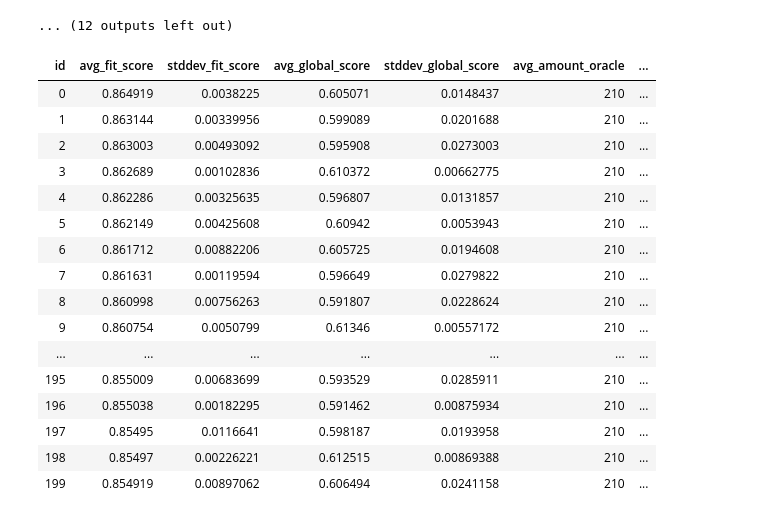
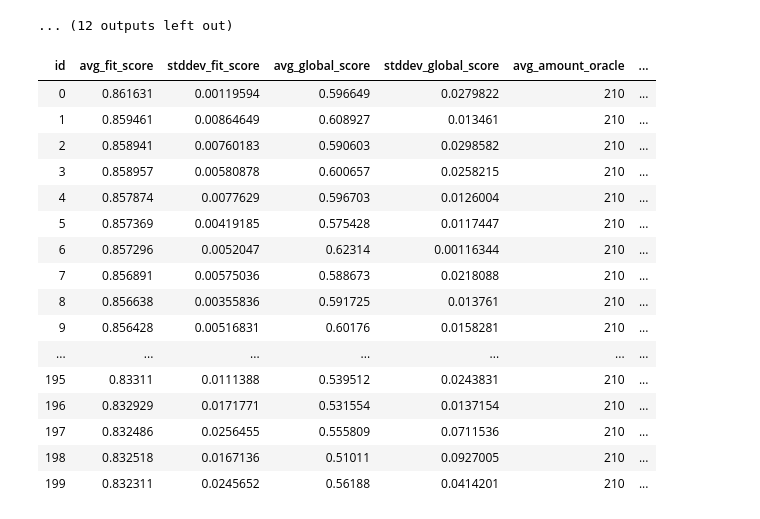
Before and after one commit to jgonsior/DS20-WeakAL, a Jupyter notebook: display_random_search_results_dwtc.ipynb, the cells around one changed output. Drawn from its saved outputs; the diff is of its cells as text; code cells hidden in the pictures.

```diff
--- a/display_random_search_results_dwtc.ipynb
+++ b/display_random_search_results_dwtc.ipynb
@@ -603,8 +603,8 @@ results = (
         & (ExperimentResult.dataset_name == "dwtc")
         # & (ExperimentResult.experiment_run_date > (datetime(2020, 3, 24, 14, 0)))
         # & (ExperimentResult.experiment_run_date > (datetime(2020, 5, 8, 9, 20)))
-        # & (ExperimentResult.with_cluster_recommendation == True)
-        # & (ExperimentResult.with_uncertainty_recommendation == True)
+        & (ExperimentResult.with_cluster_recommendation == True)
+        & (ExperimentResult.with_uncertainty_recommendation == True)
         # & (peewee.fn.COUNT(ExperimentResult.id_field) == 3)
         # no stopping criterias
     )
@@ -631,46 +631,46 @@ for result in results:
         ExperimentResult.select(
             ExperimentResult.classifier,
             ExperimentResult.test_fraction,
             ExperimentResult.sampling,
             ExperimentResult.cluster,
             ExperimentResult.nr_queries_per_iteration,
             ExperimentResult.with_uncertainty_recommendation,
             ExperimentResult.with_cluster_recommendation,
             ExperimentResult.uncertainty_recommendation_certainty_threshold,
             ExperimentResult.uncertainty_recommendation_ratio,
             ExperimentResult.cluster_recommendation_minimum_cluster_unity_size,
             ExperimentResult.cluster_recommendation_ratio_labeled_unlabeled,
             ExperimentResult.allow_recommendations_after_stop,
             ExperimentResult.stopping_criteria_uncertainty,
             ExperimentResult.stopping_criteria_acc,
             ExperimentResult.stopping_criteria_std,
             ExperimentResult.experiment_run_date,
         )
         .where(ExperimentResult.param_list_id == data["param_list_id"])
         .limit(1)
     )[0]
 
     data = {**data, **vars(one_param_list_id_result)["__data__"]}
 
     table.append(data)
     id += 1
 
 display(HTML(tabulate(table, headers="keys", tablefmt="html")))
 # %% [output]
 | id | avg_fit_score | stddev_fit_score | avg_global_score | stddev_global_score | avg_amount_oracle | ... |
-| 0 | 0.864919 | 0.0038225 | 0.605071 | 0.0148437 | 210 | ... |
-| 1 | 0.863144 | 0.00339956 | 0.599089 | 0.0201688 | 210 | ... |
-| 2 | 0.863003 | 0.00493092 | 0.595908 | 0.0273003 | 210 | ... |
-| 3 | 0.862689 | 0.00102836 | 0.610372 | 0.00662775 | 210 | ... |
-| 4 | 0.862286 | 0.00325635 | 0.596807 | 0.0131857 | 210 | ... |
-| 5 | 0.862149 | 0.00425608 | 0.60942 | 0.0053943 | 210 | ... |
-| 6 | 0.861712 | 0.00882206 | 0.605725 | 0.0194608 | 210 | ... |
-| 7 | 0.861631 | 0.00119594 | 0.596649 | 0.0279822 | 210 | ... |
-| 8 | 0.860998 | 0.00756263 | 0.591807 | 0.0228624 | 210 | ... |
-| 9 | 0.860754 | 0.0050799 | 0.61346 | 0.00557172 | 210 | ... |
+| 0 | 0.861631 | 0.00119594 | 0.596649 | 0.0279822 | 210 | ... |
+| 1 | 0.859461 | 0.00864649 | 0.608927 | 0.013461 | 210 | ... |
+| 2 | 0.858941 | 0.00760183 | 0.590603 | 0.0298582 | 210 | ... |
+| 3 | 0.858957 | 0.00580878 | 0.600657 | 0.0258215 | 210 | ... |
+| 4 | 0.857874 | 0.0077629 | 0.596703 | 0.0126004 | 210 | ... |
+| 5 | 0.857369 | 0.00419185 | 0.575428 | 0.0117447 | 210 | ... |
+| 6 | 0.857296 | 0.0052047 | 0.62314 | 0.00116344 | 210 | ... |
+| 7 | 0.856891 | 0.00575036 | 0.588673 | 0.0218088 | 210 | ... |
+| 8 | 0.856638 | 0.00355836 | 0.591725 | 0.013761 | 210 | ... |
+| 9 | 0.856428 | 0.00516831 | 0.60176 | 0.0158281 | 210 | ... |
 | ... | ... | ... | ... | ... | ... | ... |
-| 195 | 0.855009 | 0.00683699 | 0.593529 | 0.0285911 | 210 | ... |
-| 196 | 0.855038 | 0.00182295 | 0.591462 | 0.00875934 | 210 | ... |
-| 197 | 0.85495 | 0.0116641 | 0.598187 | 0.0193958 | 210 | ... |
-| 198 | 0.85497 | 0.00226221 | 0.612515 | 0.00869388 | 210 | ... |
-| 199 | 0.854919 | 0.00897062 | 0.606494 | 0.0241158 | 210 | ... |
+| 195 | 0.83311 | 0.0111388 | 0.539512 | 0.0243831 | 210 | ... |
+| 196 | 0.832929 | 0.0171771 | 0.531554 | 0.0137154 | 210 | ... |
+| 197 | 0.832486 | 0.0256455 | 0.555809 | 0.0711536 | 210 | ... |
+| 198 | 0.832518 | 0.0167136 | 0.51011 | 0.0927005 | 210 | ... |
+| 199 | 0.832311 | 0.0245652 | 0.56188 | 0.0414201 | 210 | ... |
```
Also changed, not shown: 2 other files.
